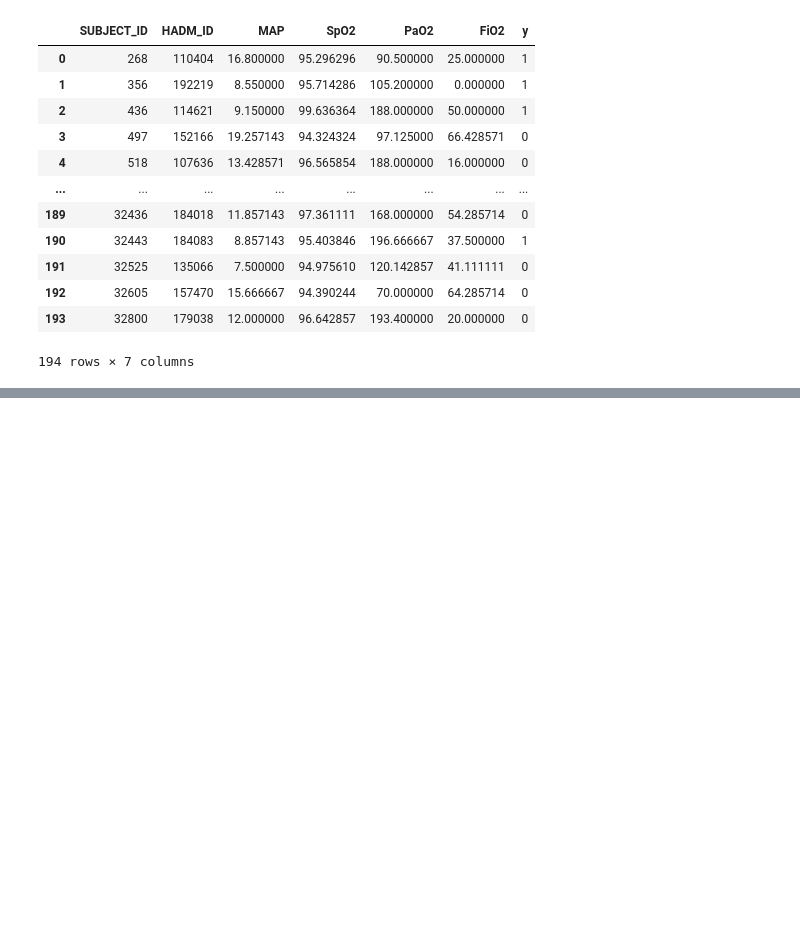
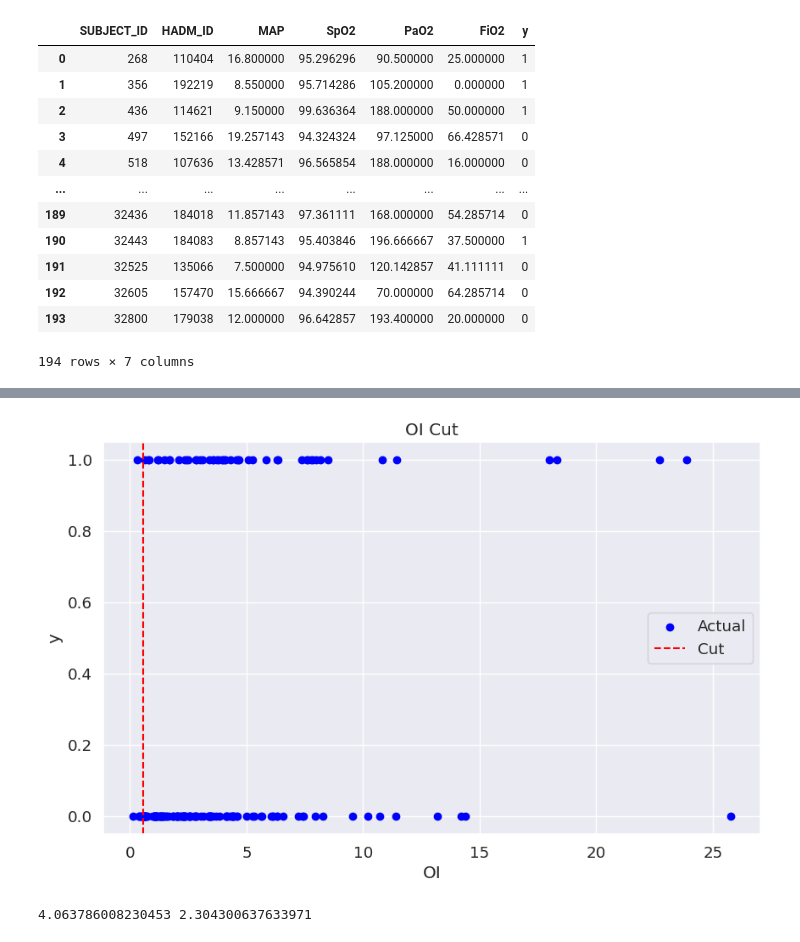
Before and after one commit to NohJangHyun/MIMIC-III-mortality-prediction, a Jupyter notebook: Baseline Score/re-extract OI&OSI.ipynb, the cells around one changed output, grey strips where cells are left out. Saved outputs shown, nothing was run; the diff lists cells and outputs as text; code cells hidden in the pictures; blank space fills up the shorter version.

```diff
--- a/Baseline Score/re-extract OI&OSI.ipynb
+++ b/Baseline Score/re-extract OI&OSI.ipynb
@@ -306,0 +458,19 @@ OSI 열의 표준편차: 3.7636555759600663
+# %%
+# 그래프 그리기
+plt.figure(figsize=(10, 6))
+plt.scatter(sorted_OI, sorted_y, color='blue', label='Actual')
+plt.axvline(x=best_cut, color='red', linestyle='--', label='Cut')
+plt.xlabel('OI')
+plt.ylabel('y')
+plt.title('OI Cut')
+plt.legend()
+plt.show()
+# %% [output]
+[figure, added]
+# %%
+data_1 = data[data['y']==1]['OI']
+data_0 = data[data['y']==0]['OI']
+
+print(data_1.median(),data_0.median())
+# %% [output]
+4.063786008230453 2.304300637633971
```
Also changed, not shown: parts of 25 cells of this notebook.
